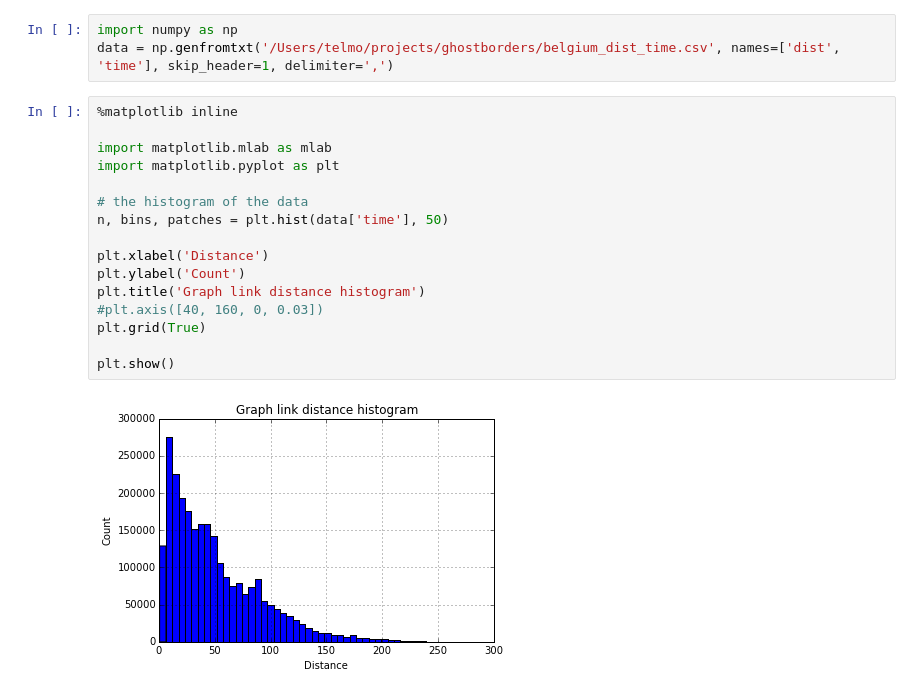
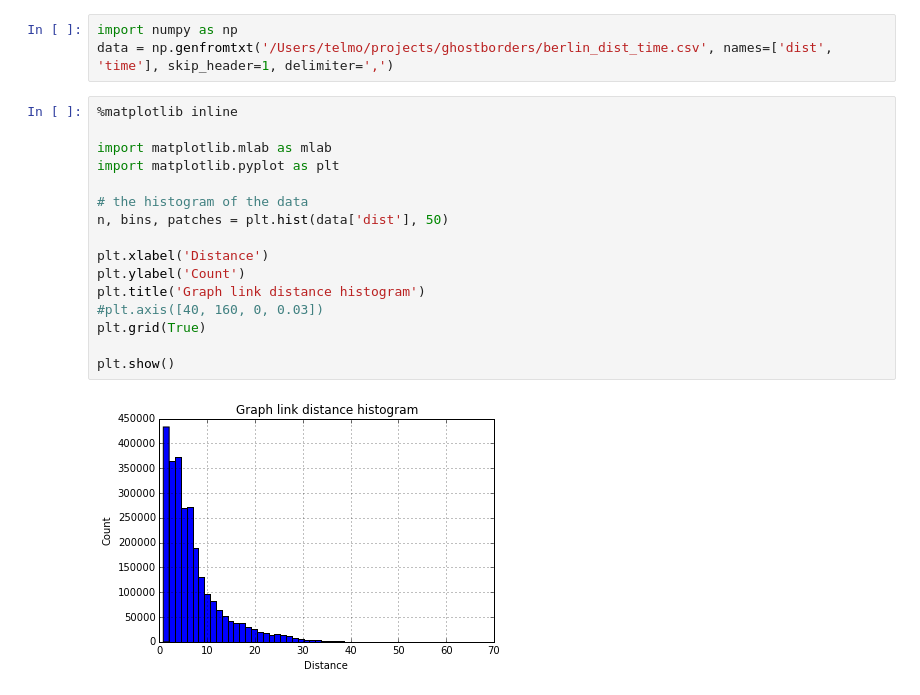
Before and after one commit to telmomenezes/ghostborders, a Jupyter notebook: ipython/graph_stats.ipynb, the cells around one changed output. Saved outputs shown, nothing was run; the diff lists cells and outputs as text.

```diff
--- a/ipython/graph_stats.ipynb
+++ b/ipython/graph_stats.ipynb
@@ -1,21 +1,21 @@
 # %%
 import numpy as np
-data = np.genfromtxt('/Users/telmo/projects/ghostborders/belgium_dist_time.csv', names=['dist', 'time'], skip_header=1, delimiter=',')
+data = np.genfromtxt('/Users/telmo/projects/ghostborders/berlin_dist_time.csv', names=['dist', 'time'], skip_header=1, delimiter=',')
 # %%
 %matplotlib inline
 
 import matplotlib.mlab as mlab
 import matplotlib.pyplot as plt
 
 # the histogram of the data
-n, bins, patches = plt.hist(data['time'], 50)
+n, bins, patches = plt.hist(data['dist'], 50)
 
 plt.xlabel('Distance')
 plt.ylabel('Count')
 plt.title('Graph link distance histogram')
 #plt.axis([40, 160, 0, 0.03])
 plt.grid(True)
 
 plt.show()
 # %% [output]
-[figure, old version]
+[figure, new version]
```
Also changed, not shown: parts of 2 cells of this notebook, 3 other files.
